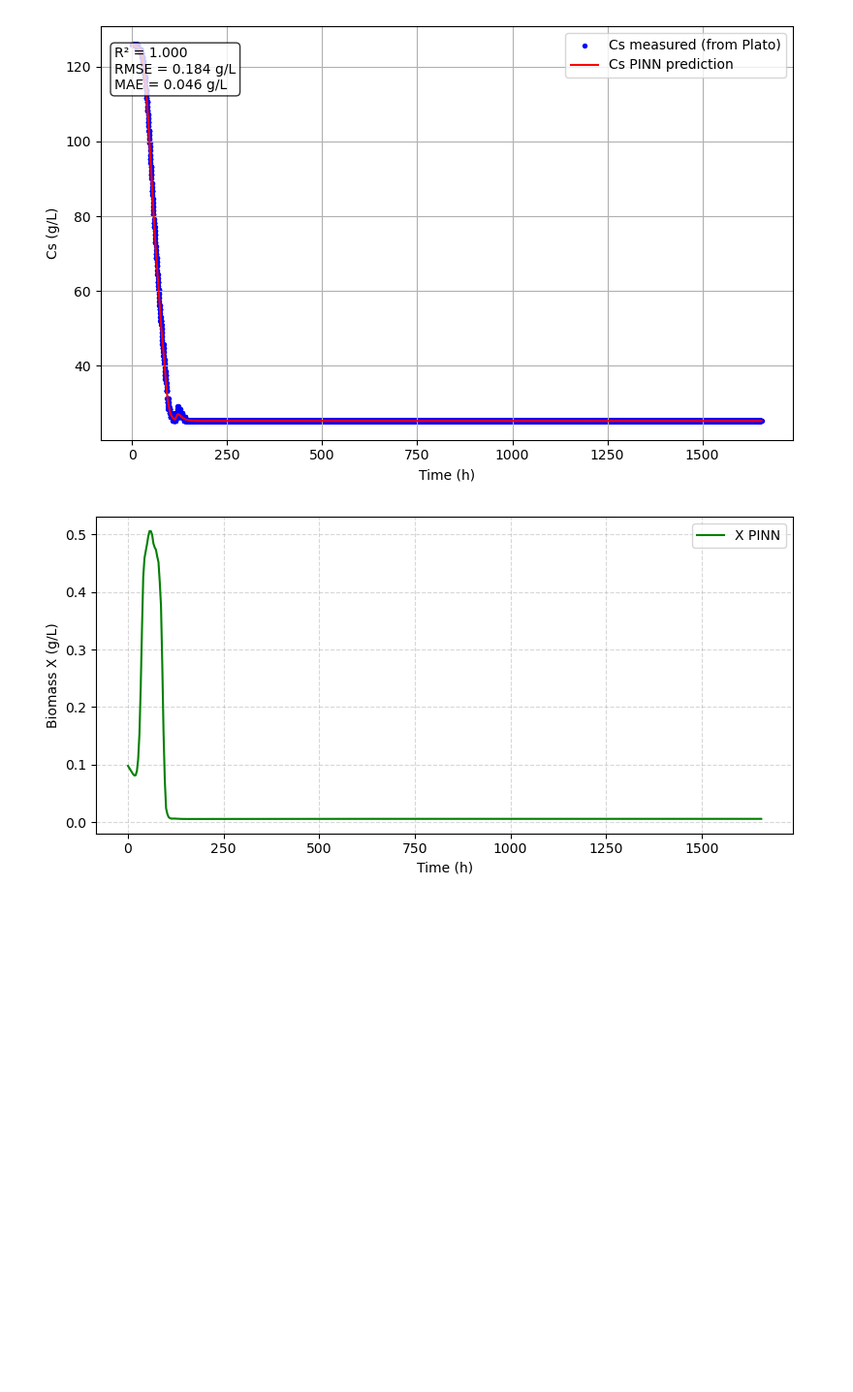
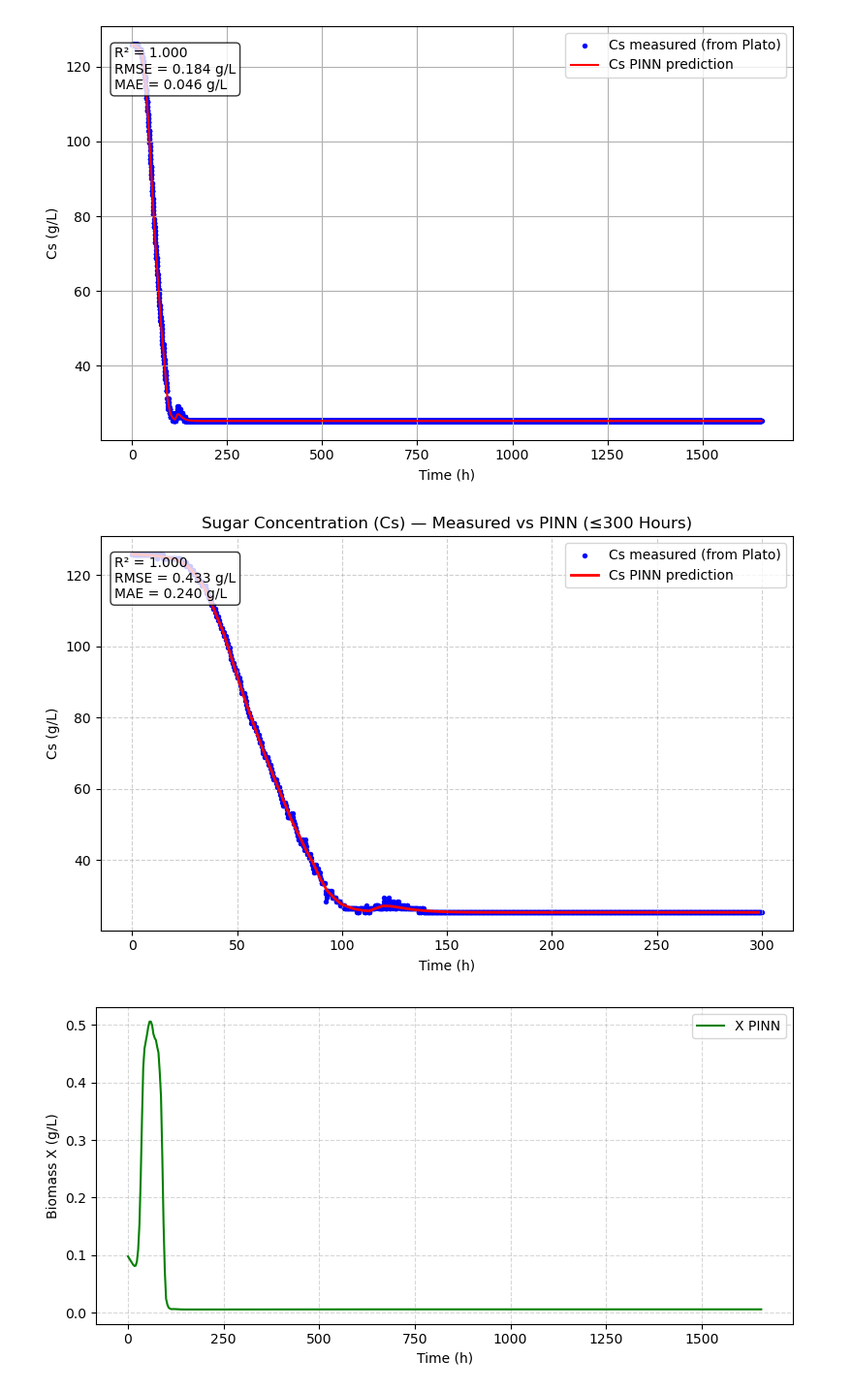
Before and after one commit to EmmanuelLwele/Physics-Informed-Beer-Fermentation-Modelling, a Jupyter notebook: Physics_Informed_Beer_Fermentation_Modelling.ipynb, the cells around one changed output. Shown at 97% size. Cells and saved outputs as stored; diff of their text form; code cells hidden in the pictures; blank space fills up the shorter version.

```diff
--- a/Physics_Informed_Beer_Fermentation_Modelling.ipynb
+++ b/Physics_Informed_Beer_Fermentation_Modelling.ipynb
@@ -650,6 +733,54 @@ plt.tight_layout()
 plt.show()
 # %% [output]
 [figure]
+# %%
+from sklearn.metrics import r2_score, mean_squared_error, mean_absolute_error
+import numpy as np
+import matplotlib.pyplot as plt
+
+# --- Flatten arrays to 1D for consistency ---
+t_data_flat = np.ravel(t_data)
+Cs_data_flat = np.ravel(Cs_data)
+t_plot_flat = np.ravel(t_plot)
+Csp_flat = np.ravel(Csp)
+
+# --- Filter to first 300 hours ---
+mask_data = t_data_flat <= 300
+mask_plot = t_plot_flat <= 300
+
+t_data_cut = t_data_flat[mask_data]
+Cs_data_cut = Cs_data_flat[mask_data]
+t_plot_cut = t_plot_flat[mask_plot]
+Csp_cut = Csp_flat[mask_plot]
+
+# --- Interpolate predicted values to measurement times (for fair comparison) ---
+Cs_pred_interp = np.interp(t_data_cut, t_plot_cut, Csp_cut)
+
+# --- Compute evaluation metrics ---
+r2 = r2_score(Cs_data_cut, Cs_pred_interp)
+rmse = np.sqrt(mean_squared_error(Cs_data_cut, Cs_pred_interp))
+mae = mean_absolute_error(Cs_data_cut, Cs_pred_interp)
+
+# --- Plot measured vs predicted ---
+plt.figure(figsize=(8, 5))
+plt.scatter(t_data_cut, Cs_data_cut, s=8, label="Cs measured (from Plato)", color='blue')
+plt.plot(t_plot_cut, Csp_cut, color='red', linewidth=2, label="Cs PINN prediction")
+
+# --- Add performance metrics text box ---
+textstr = f"R² = {r2:.3f}\nRMSE = {rmse:.3f} g/L\nMAE = {mae:.3f} g/L"
+plt.text(0.02, 0.95, textstr, transform=plt.gca().transAxes,
+         fontsize=10, verticalalignment='top',
+         bbox=dict(boxstyle='round', facecolor='white', alpha=0.8))
+
+plt.xlabel("Time (h)")
+plt.ylabel("Cs (g/L)")
+plt.title("Sugar Concentration (Cs) — Measured vs PINN (≤300 Hours)")
+plt.legend()
+plt.grid(True, linestyle='--', alpha=0.6)
+plt.tight_layout()
+plt.show()
+# %% [output]
+[figure, added]
 # %%
 # Plot X Biomass(predicted)
 plt.figure(figsize=(8,4))
```
Also changed, not shown: parts of 6 cells of this notebook, 1 other file.
